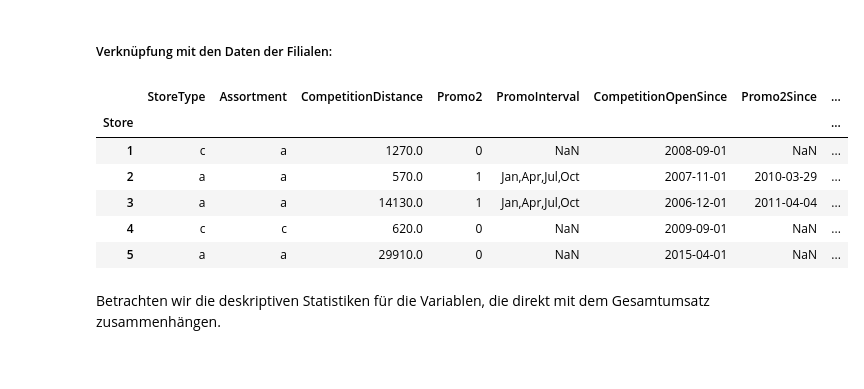
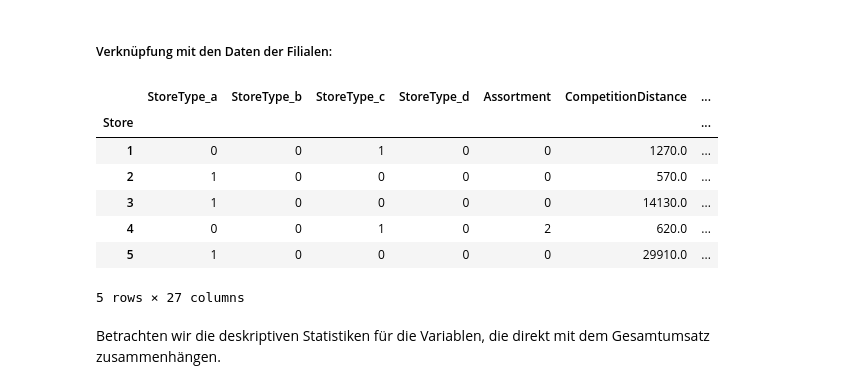
Before and after one commit to xaviermondragon/rossmann, a Jupyter notebook: notebooks/rossmann_3_sales_stores_global.ipynb, the cells around one changed output. Drawn from its saved outputs; the diff is of its cells as text; code cells hidden in the pictures.

```diff
--- a/rossmann_3_sales_stores_global.ipynb
+++ b/notebooks/rossmann_3_sales_stores_global.ipynb
@@ -9,7 +9,7 @@ import seaborn as sns
 # %% [markdown]
 ##### Lesen der Verkaufsdaten
 # %%
-sales_df = pd.read_csv("sales_clean.csv")
+sales_df = pd.read_csv("../data/sales_clean.csv")
 sales_df.head()
 # %% [output]
 |  | Store | DayOfWeek | Date | Sales | Customers | Open | Promo | SchoolHoliday | PublicHoliday | ... |
@@ -56,18 +56,19 @@ global_sales_df.head()
 # %% [markdown]
 ##### Verknüpfung mit den Daten der Filialen:
 # %%
-stores_df = pd.read_csv("stores_clean.csv")
+stores_df = pd.read_csv("../data/stores_clean.csv")
 sales_stores_df = pd.merge(stores_df, global_sales_df, how = 'inner', on = 'Store')
 sales_stores_df.set_index('Store', inplace=True)
 sales_stores_df.head()
 # %% [output]
-|  | StoreType | Assortment | CompetitionDistance | Promo2 | PromoInterval | CompetitionOpenSince | Promo2Since | ... |
-| Store |  |  |  |  |  |  |  | ... |
-| 1 | c | a | 1270.0 | 0 | NaN | 2008-09-01 | NaN | ... |
-| 2 | a | a | 570.0 | 1 | Jan,Apr,Jul,Oct | 2007-11-01 | 2010-03-29 | ... |
-| 3 | a | a | 14130.0 | 1 | Jan,Apr,Jul,Oct | 2006-12-01 | 2011-04-04 | ... |
-| 4 | c | c | 620.0 | 0 | NaN | 2009-09-01 | NaN | ... |
-| 5 | a | a | 29910.0 | 0 | NaN | 2015-04-01 | NaN | ... |
+|  | StoreType_a | StoreType_b | StoreType_c | StoreType_d | Assortment | CompetitionDistance | ... |
+| Store |  |  |  |  |  |  | ... |
+| 1 | 0 | 0 | 1 | 0 | 0 | 1270.0 | ... |
+| 2 | 1 | 0 | 0 | 0 | 0 | 570.0 | ... |
+| 3 | 1 | 0 | 0 | 0 | 0 | 14130.0 | ... |
+| 4 | 0 | 0 | 1 | 0 | 2 | 620.0 | ... |
+| 5 | 1 | 0 | 0 | 0 | 0 | 29910.0 | ... |
+5 rows × 27 columns
 # %% [markdown]
 Betrachten wir die deskriptiven Statistiken für die Variablen, die direkt mit dem Gesamtumsatz zusammenhängen.
 # %%
```
Also changed, not shown: parts of 1 cell of this notebook, 7 other files.
